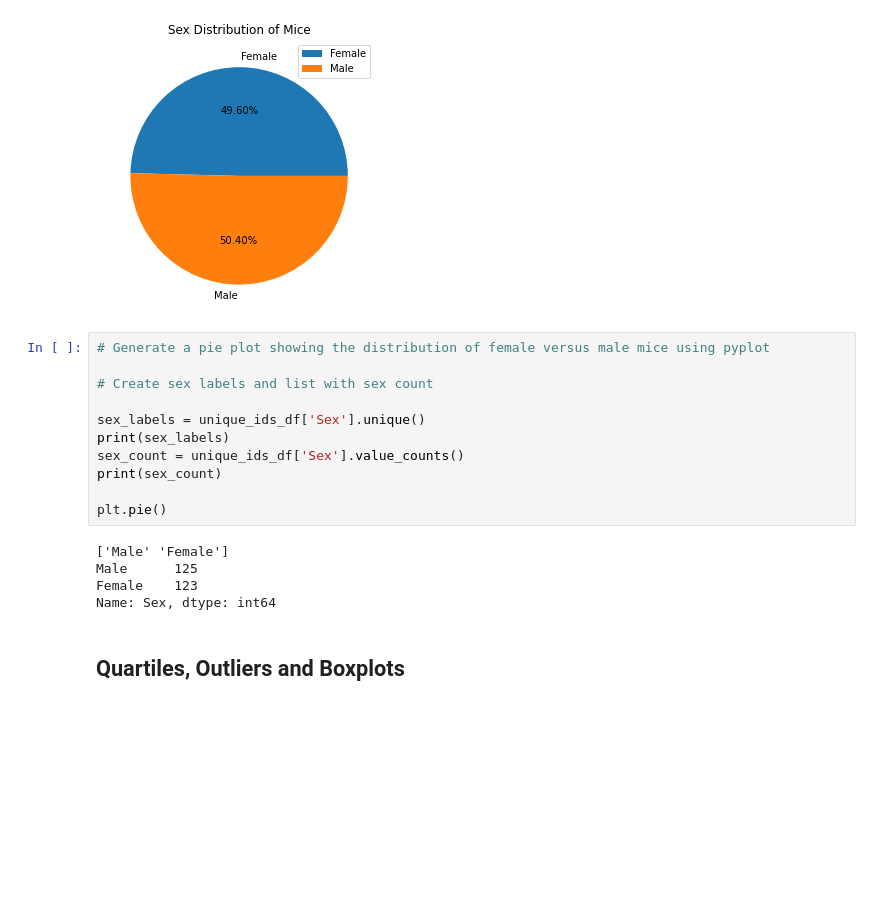
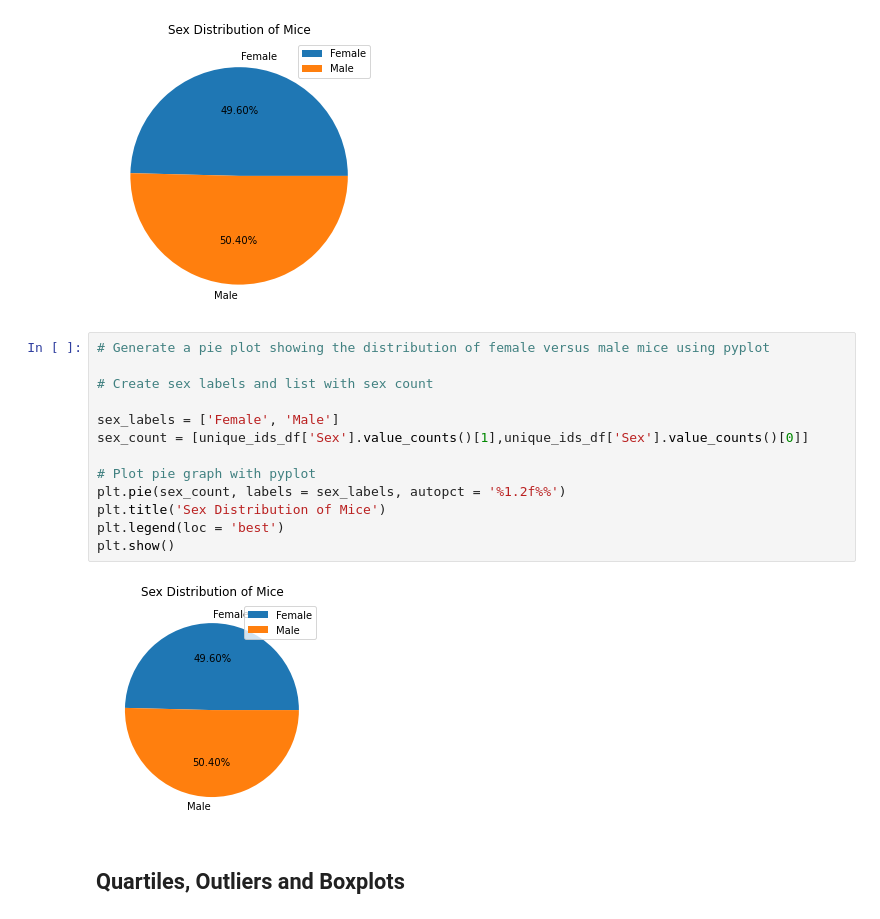
Before and after one commit to sunwoo-kim20/matplotlib-challenge, a Jupyter notebook: Pymaceuticals/pymaceuticals_starter.ipynb, the cells around one changed output. Cells and saved outputs as stored; diff of their text form; blank space fills up the shorter version.

Commit message:
created pie chart with pyplot

```diff
--- a/Pymaceuticals/pymaceuticals_starter.ipynb
+++ b/Pymaceuticals/pymaceuticals_starter.ipynb
@@ -170,19 +170,18 @@ plt.show()
 # %%
 # Generate a pie plot showing the distribution of female versus male mice using pyplot
 
 # Create sex labels and list with sex count
 
-sex_labels = unique_ids_df['Sex'].unique()
-print(sex_labels)
-sex_count = unique_ids_df['Sex'].value_counts()
-print(sex_count)
+sex_labels = ['Female', 'Male']
+sex_count = [unique_ids_df['Sex'].value_counts()[1],unique_ids_df['Sex'].value_counts()[0]]
 
-plt.pie()
+# Plot pie graph with pyplot
+plt.pie(sex_count, labels = sex_labels, autopct = '%1.2f%%')
+plt.title('Sex Distribution of Mice')
+plt.legend(loc = 'best')
+plt.show()
 # %% [output]
-['Male' 'Female']
-Male      125
-Female    123
-Name: Sex, dtype: int64
+[figure, added]
 # %% [markdown]
 ## Quartiles, Outliers and Boxplots
 # %%
```
